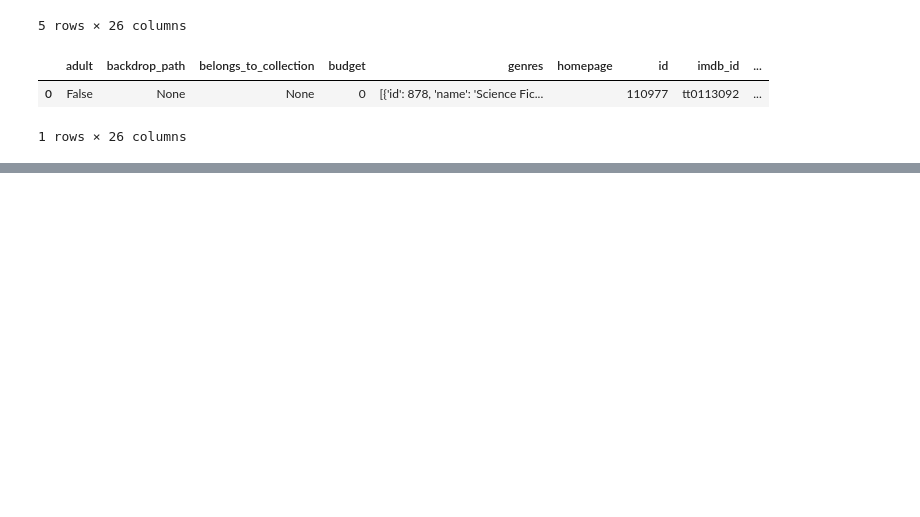
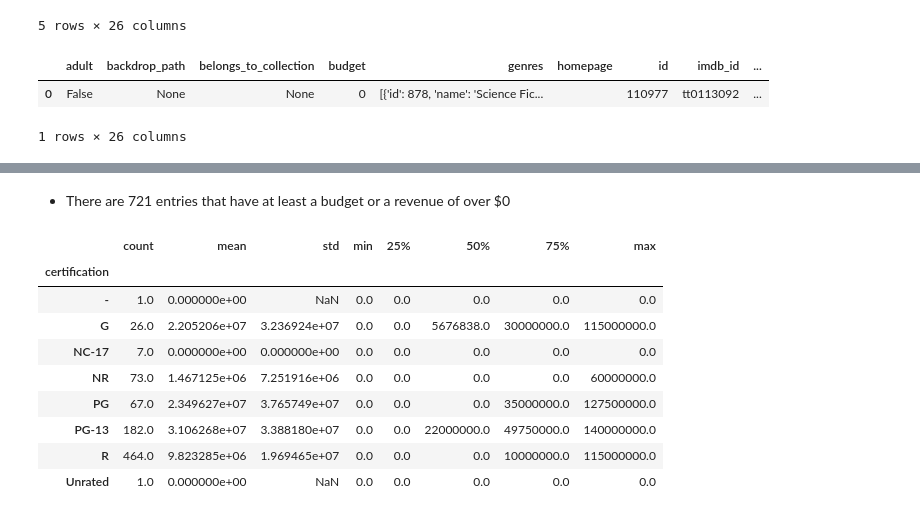
Before and after one commit to mkwak92/Project-3-IMDB, a Jupyter notebook: Project 3 Part 2.ipynb, the cells around one changed output, grey strips where cells are left out. Saved outputs shown, nothing was run; the diff lists cells and outputs as text; code cells hidden in the pictures; blank space fills up the shorter version.

```diff
--- a/Project 3 Part 2.ipynb
+++ b/Project 3 Part 2.ipynb
@@ -282,0 +298,4 @@ pd.DataFrame(results)
+# %%
+# Open saved file and preview again
+df_2000 = pd.read_csv("Data/final_tmdb_data_2000.csv.gz", low_memory = False)
+df_2000.head()
@@ -282,0 +310,4 @@ pd.DataFrame(results)
+# %%
+# Open saved file and preview again
+df_2001 = pd.read_csv("Data/final_tmdb_data_2001.csv.gz", low_memory = False)
+df_2001.head()
@@ -282,0 +322,2 @@ pd.DataFrame(results)
+# %%
+df_0001 = pd.concat([df_2000,df_2001])
@@ -282,0 +430,15 @@ pd.DataFrame(results)
+# %% [markdown]
+- There are 721 entries that have at least a budget or a revenue of over $0
+# %%
+df_0001.groupby('certification')['budget'].describe()
+# %% [output]
+|  | count | mean | std | min | 25% | 50% | 75% | max |
+| certification |  |  |  |  |  |  |  |  |
+| - | 1.0 | 0.000000e+00 | NaN | 0.0 | 0.0 | 0.0 | 0.0 | 0.0 |
+| G | 26.0 | 2.205206e+07 | 3.236924e+07 | 0.0 | 0.0 | 5676838.0 | 30000000.0 | 115000000.0 |
+| NC-17 | 7.0 | 0.000000e+00 | 0.000000e+00 | 0.0 | 0.0 | 0.0 | 0.0 | 0.0 |
+| NR | 73.0 | 1.467125e+06 | 7.251916e+06 | 0.0 | 0.0 | 0.0 | 0.0 | 60000000.0 |
+| PG | 67.0 | 2.349627e+07 | 3.765749e+07 | 0.0 | 0.0 | 0.0 | 35000000.0 | 127500000.0 |
+| PG-13 | 182.0 | 3.106268e+07 | 3.388180e+07 | 0.0 | 0.0 | 22000000.0 | 49750000.0 | 140000000.0 |
+| R | 464.0 | 9.823285e+06 | 1.969465e+07 | 0.0 | 0.0 | 0.0 | 10000000.0 | 115000000.0 |
+| Unrated | 1.0 | 0.000000e+00 | NaN | 0.0 | 0.0 | 0.0 | 0.0 | 0.0 |
```
Also changed, not shown: parts of 19 cells of this notebook, 3 other files.
